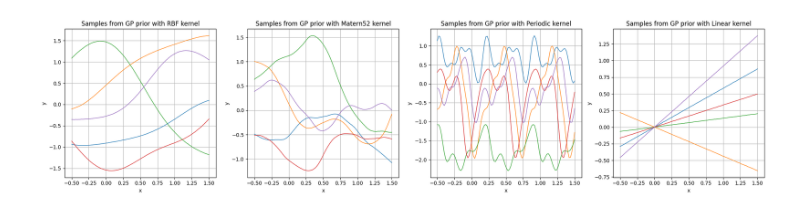
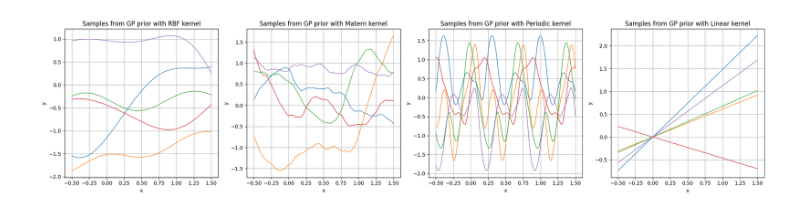
Before and after one commit to matthjs/BachelorProject, a Jupyter notebook: notebooks/gp/gp_prior.ipynb, the cells around one changed output. Cells and saved outputs as stored; diff of their text form; code cells hidden in the pictures.

```diff
--- a/notebooks/gp/gp_prior.ipynb
+++ b/notebooks/gp/gp_prior.ipynb
@@ -78,37 +31,37 @@ likelihood.train()
 num_samples = 5
 
 # Define the covariance functions to use
-kernel_names = ['RBF', 'Matern52', 'Periodic', 'Linear']
+kernel_names = ['RBF', 'Matern', 'Periodic', 'Linear']
 
 # Plot the samples side by side
 plt.figure(figsize=(20, 5))
 for i, kernel_name in enumerate(kernel_names):
     with torch.no_grad():
         # Change the kernel based on the kernel_name
         if kernel_name == 'RBF':
             model.covar_module = gpytorch.kernels.ScaleKernel(gpytorch.kernels.RBFKernel())
-        elif kernel_name == 'Matern52':
-            model.covar_module = gpytorch.kernels.ScaleKernel(gpytorch.kernels.MaternKernel(nu=2.5))
+        elif kernel_name == 'Matern':
+            model.covar_module = gpytorch.kernels.ScaleKernel(gpytorch.kernels.MaternKernel(nu=1.5))
         elif kernel_name == 'Periodic':
             model.covar_module = gpytorch.kernels.ScaleKernel(gpytorch.kernels.PeriodicKernel())
         elif kernel_name == 'Linear':
             model.covar_module = gpytorch.kernels.ScaleKernel(gpytorch.kernels.LinearKernel())
 
         # Sample from the GP prior
         samples = model(train_x).sample(sample_shape=torch.Size([num_samples]))
 
         # Plot the samples
         plt.subplot(1, len(kernel_names), i + 1)
         for j in range(num_samples):
             plt.plot(train_x.numpy(), samples[j].numpy(), linewidth=1)
 
         plt.title('Samples from GP prior with ' + kernel_name + ' kernel')
         plt.xlabel('x')
         plt.ylabel('y')
         plt.grid(True)
 
 plt.tight_layout()
 plt.savefig("priors!")
 plt.show()
 # %% [output]
-[figure, old version]
+[figure, new version]
```
Also changed, not shown: parts of 2 cells of this notebook, 3 other files.
